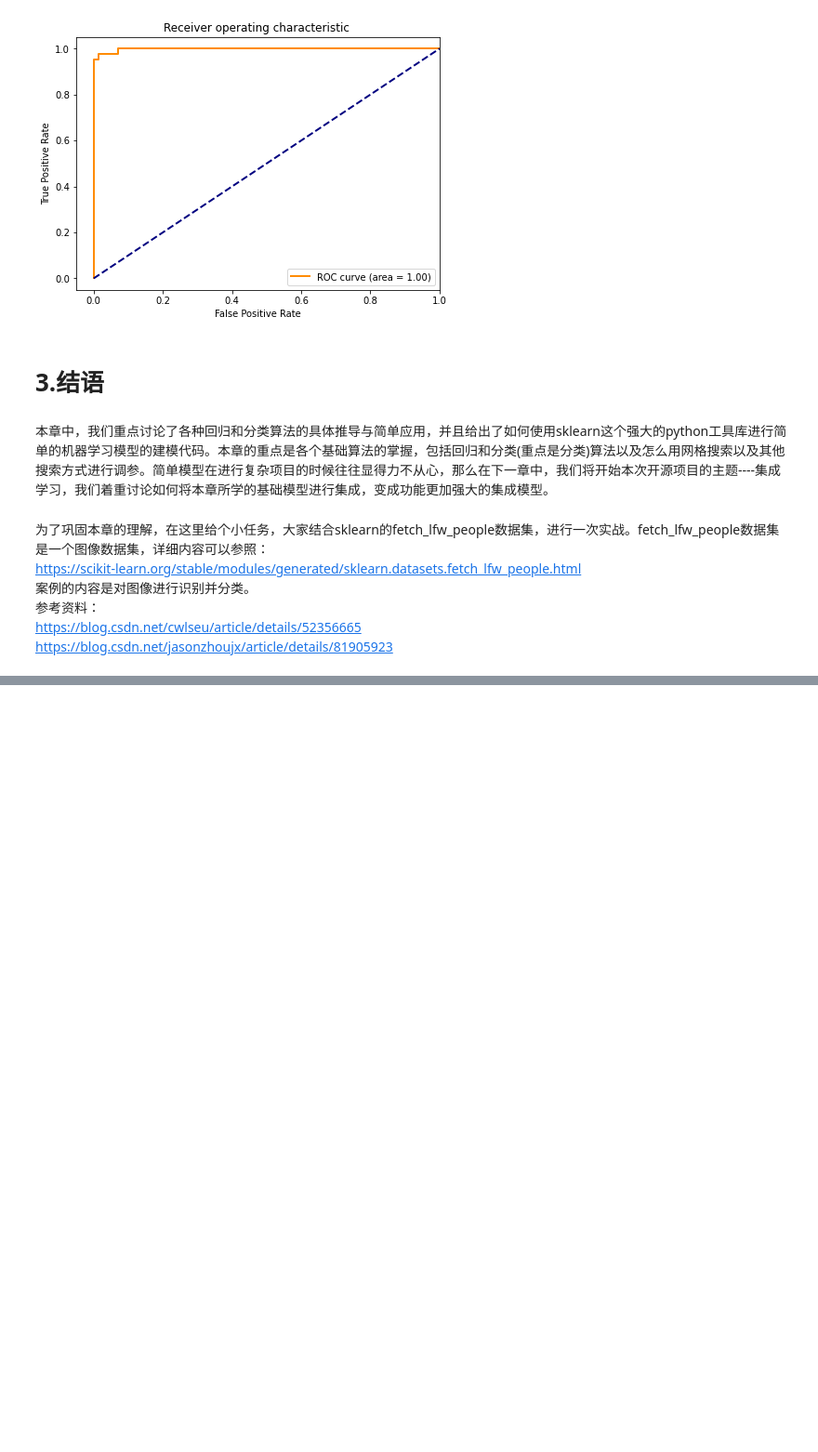
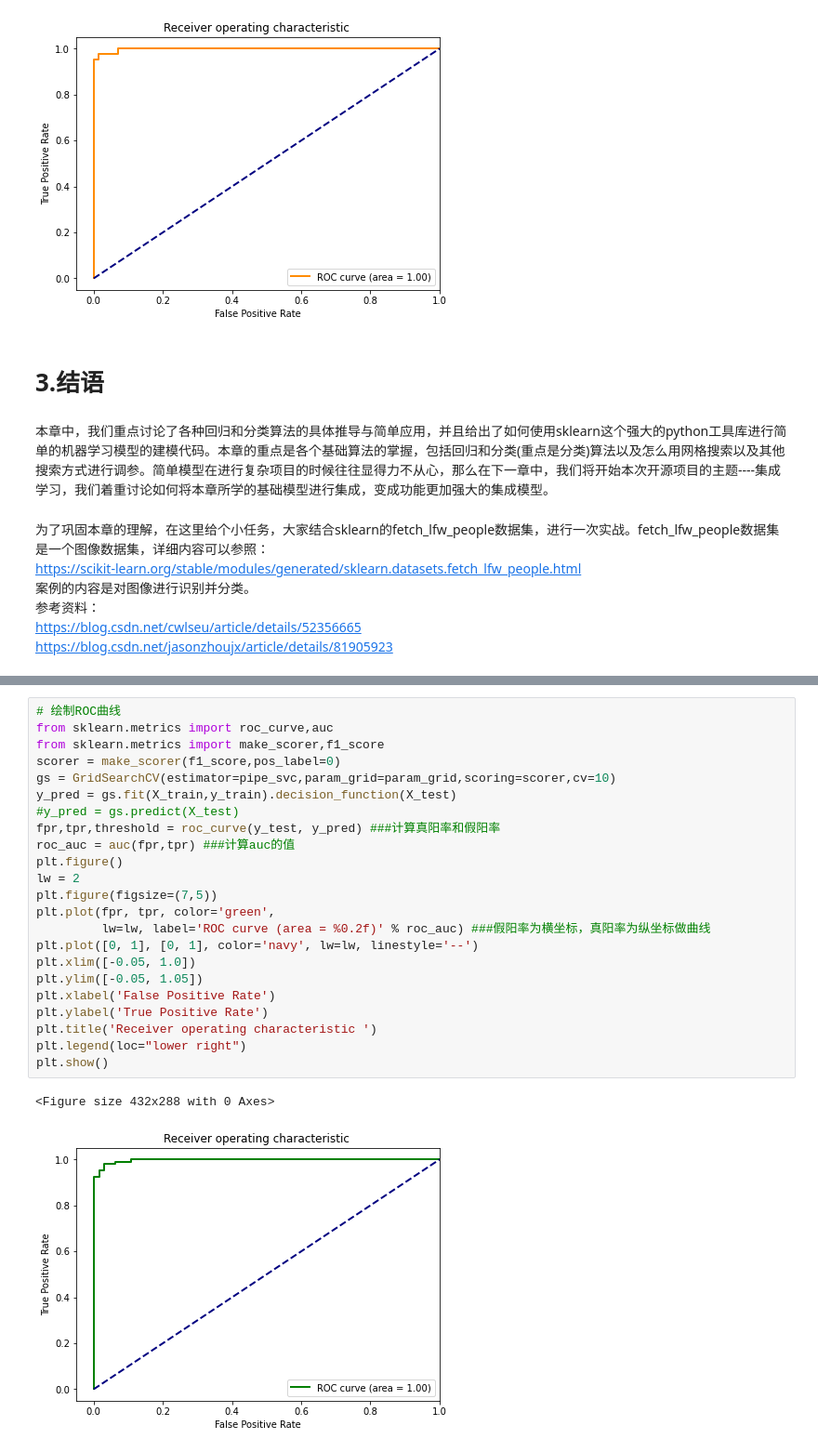
Before and after one commit to ArriettySong/DataWhale_LearningNote, a Jupyter notebook: EnsembleLearning/CH2-机器学习基础模型回顾/第二章：机器学习基础-task6.ipynb, the cells around one changed output, grey strips where cells are left out. Shown: that part at 93% size. Cells and saved outputs as stored; diff of their text form; blank space fills up the shorter version.

```diff
--- a/EnsembleLearning/CH2-机器学习基础模型回顾/第二章：机器学习基础-task6.ipynb
+++ b/EnsembleLearning/CH2-机器学习基础模型回顾/第二章：机器学习基础-task6.ipynb
@@ -129,0 +238,26 @@ https://blog.csdn.net/jasonzhoujx/article/details/81905923
+# %%
+# 绘制ROC曲线
+from sklearn.metrics import roc_curve,auc
+from sklearn.metrics import make_scorer,f1_score
+scorer = make_scorer(f1_score,pos_label=0)
+gs = GridSearchCV(estimator=pipe_svc,param_grid=param_grid,scoring=scorer,cv=10)
+y_pred = gs.fit(X_train,y_train).decision_function(X_test)
+#y_pred = gs.predict(X_test)
+fpr,tpr,threshold = roc_curve(y_test, y_pred) ###计算真阳率和假阳率
+roc_auc = auc(fpr,tpr) ###计算auc的值
+plt.figure()
+lw = 2
+plt.figure(figsize=(7,5))
+plt.plot(fpr, tpr, color='green',
+         lw=lw, label='ROC curve (area = %0.2f)' % roc_auc) ###假阳率为横坐标，真阳率为纵坐标做曲线
+plt.plot([0, 1], [0, 1], color='navy', lw=lw, linestyle='--')
+plt.xlim([-0.05, 1.0])
+plt.ylim([-0.05, 1.05])
+plt.xlabel('False Positive Rate')
+plt.ylabel('True Positive Rate')
+plt.title('Receiver operating characteristic ')
+plt.legend(loc="lower right")
+plt.show()
+# %% [output]
+<Figure size 432x288 with 0 Axes>
+[figure, added]
```
Also changed, not shown: parts of 10 cells of this notebook, 15 other files.
